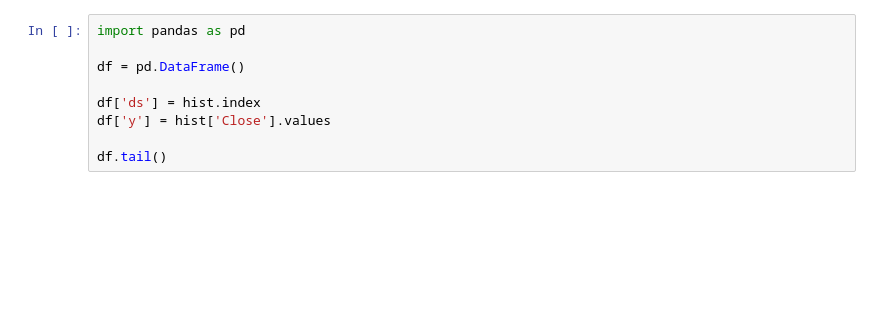
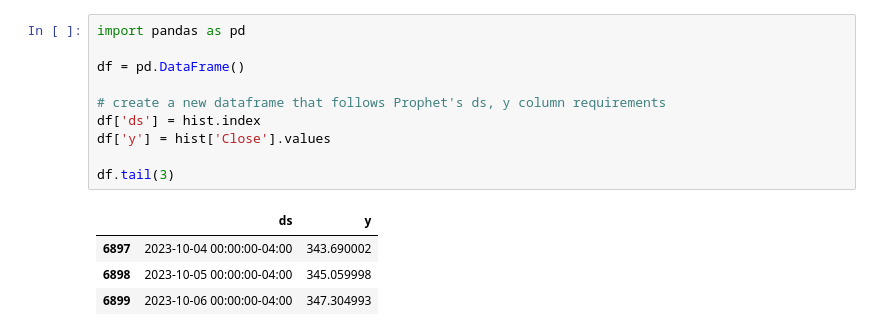
Before and after one commit to gumdropsteve/intro_to_prophet, a Jupyter notebook: prophet_yfinance.ipynb, the cells around one changed output. Saved outputs shown, nothing was run; the diff lists cells and outputs as text; blank space fills up the shorter version.

```diff
--- a/prophet_yfinance.ipynb
+++ b/prophet_yfinance.ipynb
@@ -18,9 +37,15 @@ hist
 # %%
 import pandas as pd
 
 df = pd.DataFrame()
 
+# create a new dataframe that follows Prophet's ds, y column requirements
 df['ds'] = hist.index
 df['y'] = hist['Close'].values
 
-df.tail()
+df.tail(3)
+# %% [output]
+|  | ds | y |
+| 6897 | 2023-10-04 00:00:00-04:00 | 343.690002 |
+| 6898 | 2023-10-05 00:00:00-04:00 | 345.059998 |
+| 6899 | 2023-10-06 00:00:00-04:00 | 347.304993 |
```
Also changed, not shown: parts of 26 cells of this notebook.
